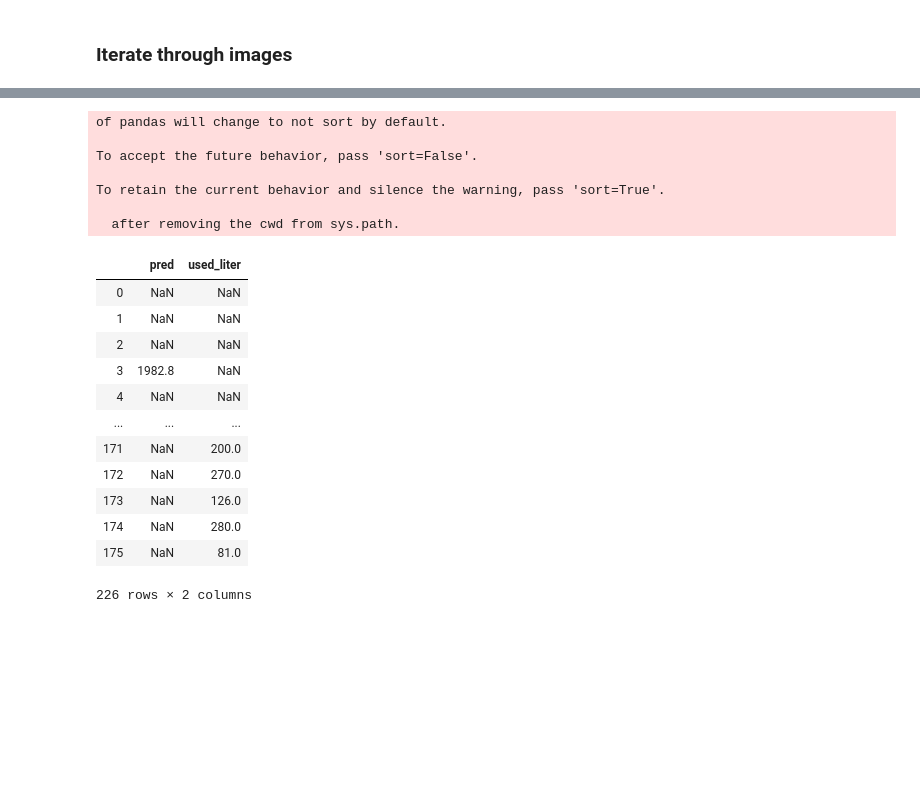
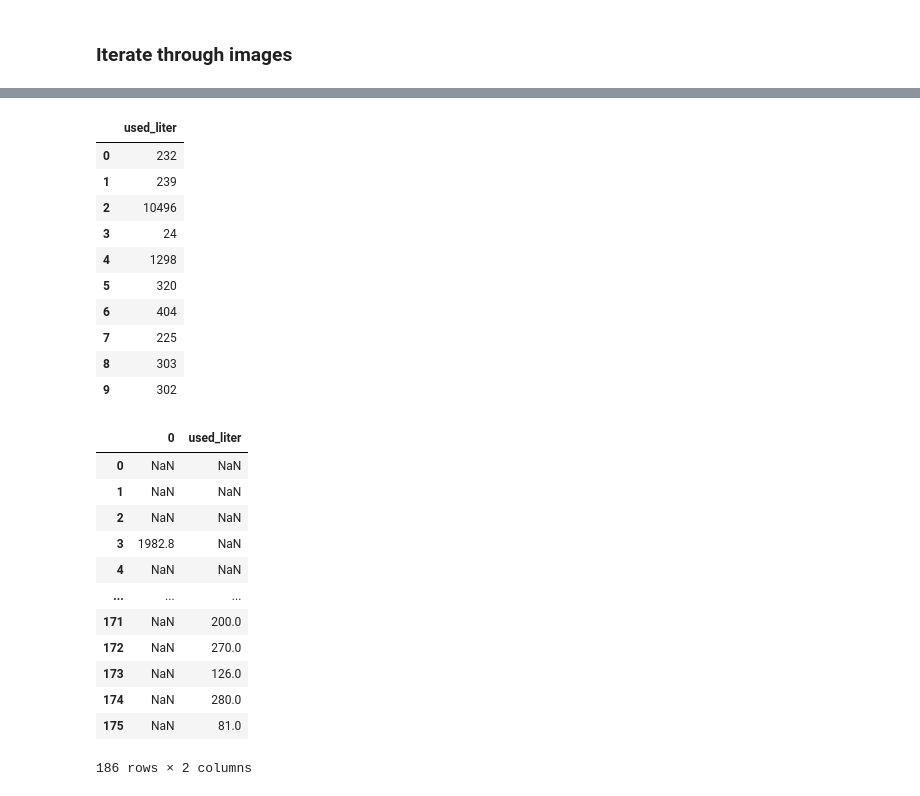
Before and after one commit to raphaaael95/Eleven_study, a Jupyter notebook: Main.ipynb, the cells around one changed output, grey strips where cells are left out. Drawn from its saved outputs; the diff is of its cells as text; code cells hidden in the pictures; blank space fills up the shorter version.

```diff
--- a/Main.ipynb
+++ b/Main.ipynb
@@ -205,29 +271,36 @@ predictions
+# %%
+df_liter[0:10]
+# %% [output]
+|  | used_liter |
+| 0 | 232 |
+| 1 | 239 |
+| 2 | 10496 |
+| 3 | 24 |
+| 4 | 1298 |
+| 5 | 320 |
+| 6 | 404 |
+| 7 | 225 |
+| 8 | 303 |
+| 9 | 302 |
 # %%
 df_final = pd.DataFrame(predictions)
-df_final.rename(columns={0:'pred'},inplace=True)
-round(df_final)
+#df_final.rename(columns={0:'pred'},inplace=True)
+#round(df_final)
 pd.concat([df_final,df_liter])
 # %% [output]
+|  | 0 | used_liter |
+| 0 | NaN | NaN |
+| 1 | NaN | NaN |
+| 2 | NaN | NaN |
+| 3 | 1982.8 | NaN |
+| 4 | NaN | NaN |
+| ... | ... | ... |
+| 171 | NaN | 200.0 |
+| 172 | NaN | 270.0 |
+| 173 | NaN | 126.0 |
+| 174 | NaN | 280.0 |
+| 175 | NaN | 81.0 |
-of pandas will change to not sort by default.
-
-To accept the future behavior, pass 'sort=False'.
-
-To retain the current behavior and silence the warning, pass 'sort=True'.
-
-  after removing the cwd from sys.path.
+186 rows × 2 columns
-|  | pred | used_liter |
-| 0 | NaN | NaN |
-| 1 | NaN | NaN |
-| 2 | NaN | NaN |
-| 3 | 1982.8 | NaN |
-| 4 | NaN | NaN |
-| ... | ... | ... |
-| 171 | NaN | 200.0 |
-| 172 | NaN | 270.0 |
-| 173 | NaN | 126.0 |
-| 174 | NaN | 280.0 |
-| 175 | NaN | 81.0 |
-226 rows × 2 columns
 # %%
 import os
 import glob
```
Also changed, not shown: parts of 8 cells of this notebook.
